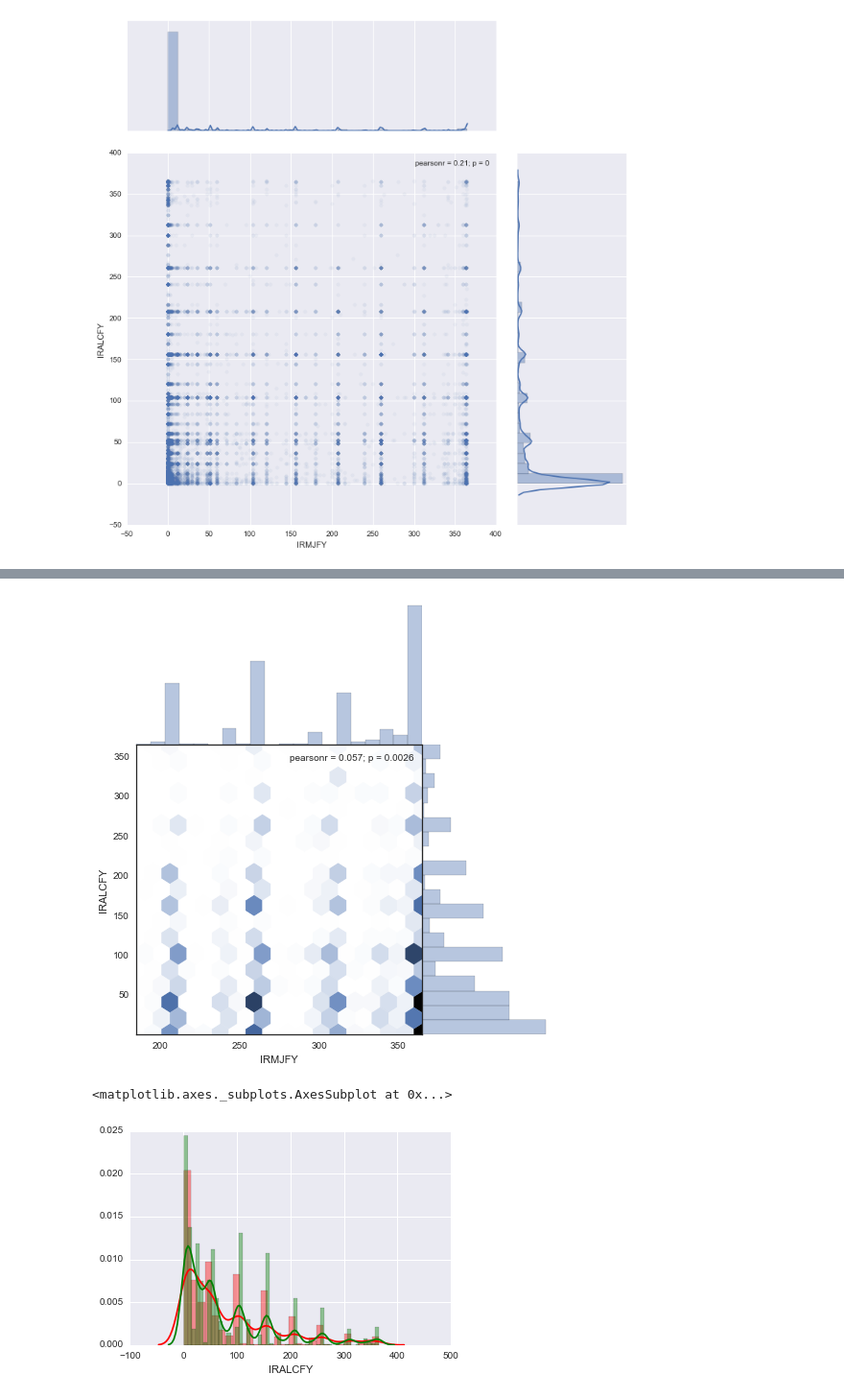
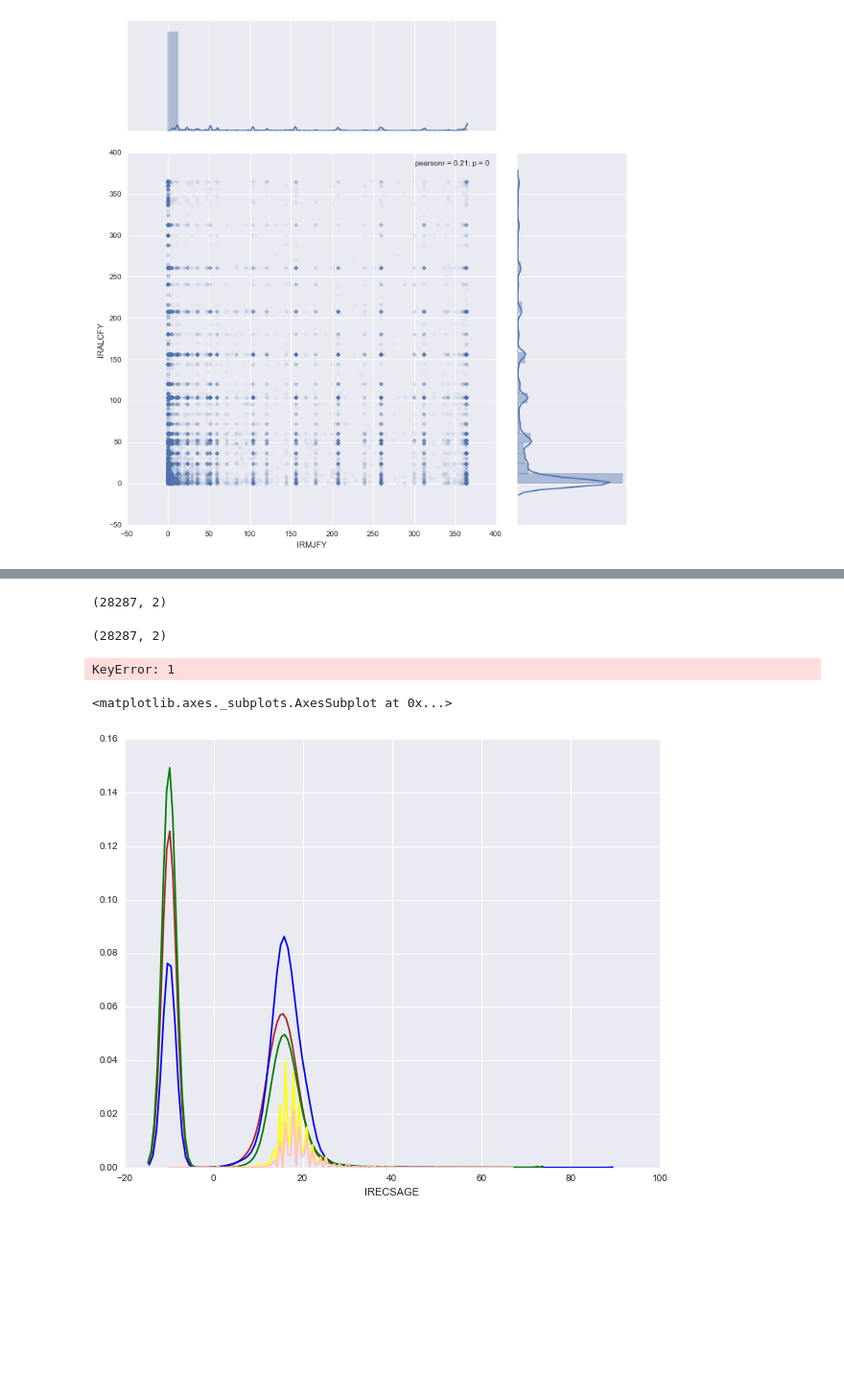
Before and after one commit to bog-sb/drug-use-va, a Jupyter notebook: sandbox.ipynb, the cells around one changed output, grey strips where cells are left out. Shown at 96% size. Drawn from its saved outputs; the diff is of its cells as text; code cells hidden in the pictures; blank space fills up the shorter version.

```diff
--- a/sandbox.ipynb
+++ b/sandbox.ipynb
@@ -44,6 +66,6 @@ plt.show()
 # %%
-#JointPlot(scatter plot + distributions)
 #Frequency(days/year) of Alcohol and MJ use in the past year
+sns.set(rc={"figure.figsize": (8, 4)});
 sns.jointplot(y='IRALCFY',x='IRMJFY', data=data,
               alpha=0.05, size=10, ratio=3,
               marginal_kws={'bins':30,  'kde':True})
@@ -78,17 +114,32 @@ sns.distplot(data[data.IRMJFY>0].IRMJFY,color='green', kde=False)
-# %%
-#Frequency(days/year) of Alcohol and MJ use in the past year,
-#excluding those who haven't used alcohool or MJ in the past year/ever
-with sns.axes_style("white"):
-    sns.jointplot(y='IRALCFY',x='IRMJFY',data=data[data.IRALCFY>0][data.IRMJFY>184],
-            kind='hex', space=0, size=7, ratio=2,
-            marginal_kws={'bins':20})
-# %% [output]
-[figure, removed]
+# %%
+temp = pd.DataFrame(data={"SPD":data[data.IRALCFY>0][data.SPDYR==1].IRALCFY,
+                     "Non-SPD":data[data.IRALCFY>0][data.SPDYR==0].IRALCFY})
+print(temp.shape)
+#print(temp)
+# %% [output]
+(28287, 2)
+# %%
+temp = pd.DataFrame(data={"SPD":data[data.IRALCFY>0][data.SPDYR==1].IRALCFY,
+                     "Non-SPD":data[data.IRALCFY>0][data.SPDYR==0].IRALCFY})
+print(temp.shape)
+weights_SPD = np.ones_like(temp[1])/len(temp[1])
+weights_NonSPD = np.ones_like(temp[1])/len(temp[1])
+plt.hist(temp, weights=weights_SPD)
+#data[["IRALCFY","IRMJFY"]].where(data.IRALCFY>0).where(data.IRMJFY>0).plot(
+#    normed=1, kind="hist", stacked=True)
+# %% [output]
+(28287, 2)
+KeyError: 1
 # %%
 # Dist Plot of the alcogol frequnecy in the past year.
 # People who did not drink any alcohol in the past year are excluded
-sns.distplot(data[data.IRALCFY>0][data.SPDYR==1].IRALCFY,color='red')
-sns.distplot(data[data.IRALCFY>0][data.SPDYR==0].IRALCFY,color='green')
+plt.figure(figsize=(10, 8))
+sns.distplot(data.IRCIGAGE.replace({991:-10}),color='brown', hist=False)
+sns.distplot(data.IRALCAGE.replace({991:-10}),color='blue', hist=False)
+sns.distplot(data.IRMJAGE.replace({991:-10}),color='green', hist=False)
+sns.distplot(data.IRHALAGE.replace({991:-10}),color='yellow', hist=False)
+sns.distplot(data.IRECSAGE.replace({991:-10}),color='pink', hist=False)
+#sns.distplot(data.IRCOCAGE.replace({991:-10}),color='grey', hist=False)
 # %% [output]
 <matplotlib.axes._subplots.AxesSubplot at 0x...>
-[figure, old version]
+[figure, new version]
```
Also changed, not shown: parts of 20 cells of this notebook.
